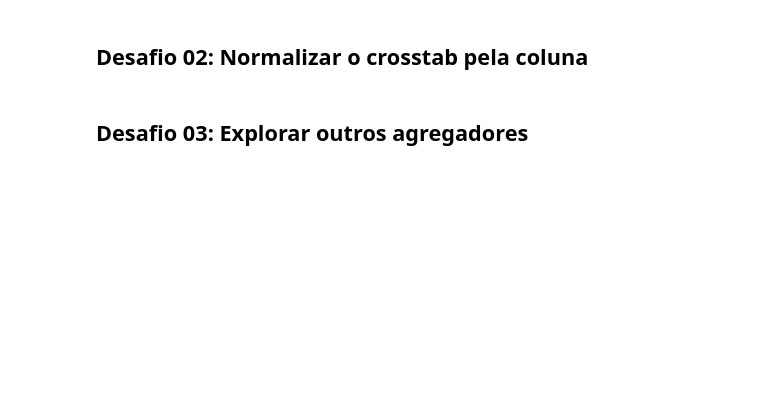
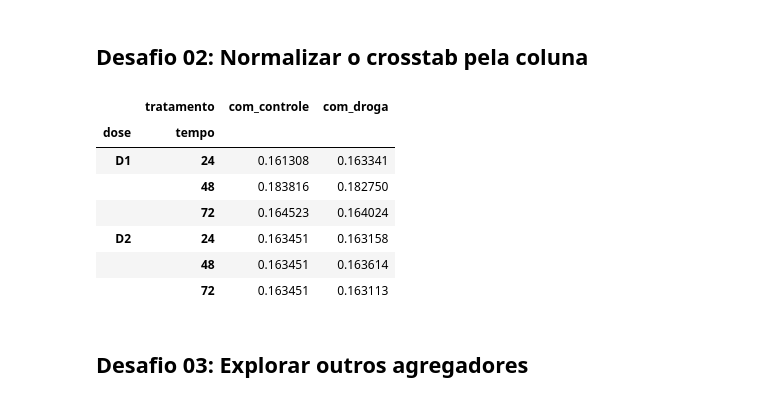
Before and after one commit to dre1597/Alura-imersao-3, a Jupyter notebook: Alura_Aula_03_Imersão_dados.ipynb, the cells around one changed output. Saved outputs shown, nothing was run; the diff lists cells and outputs as text; code cells hidden in the pictures; blank space fills up the shorter version.

```diff
--- a/Alura_Aula_03_Imersão_dados.ipynb
+++ b/Alura_Aula_03_Imersão_dados.ipynb
@@ -101,4 +134,15 @@ sns.heatmap(corr, mask=mask, cmap=cmap, center=0,
 # %% [markdown]
 ## Desafio 02: Normalizar o crosstab pela coluna
+# %%
+pd.crosstab([dados['dose'], dados['tempo']], dados['tratamento'], normalize='columns')
+# %% [output]
+|  | tratamento | com_controle | com_droga |
+| dose | tempo |  |  |
+| D1 | 24 | 0.161308 | 0.163341 |
+|  | 48 | 0.183816 | 0.182750 |
+|  | 72 | 0.164523 | 0.164024 |
+| D2 | 24 | 0.163451 | 0.163158 |
+|  | 48 | 0.163451 | 0.163614 |
+|  | 72 | 0.163451 | 0.163113 |
 # %% [markdown]
 ## Desafio 03: Explorar outros agregadores
```
Also changed, not shown: parts of 22 cells of this notebook.
